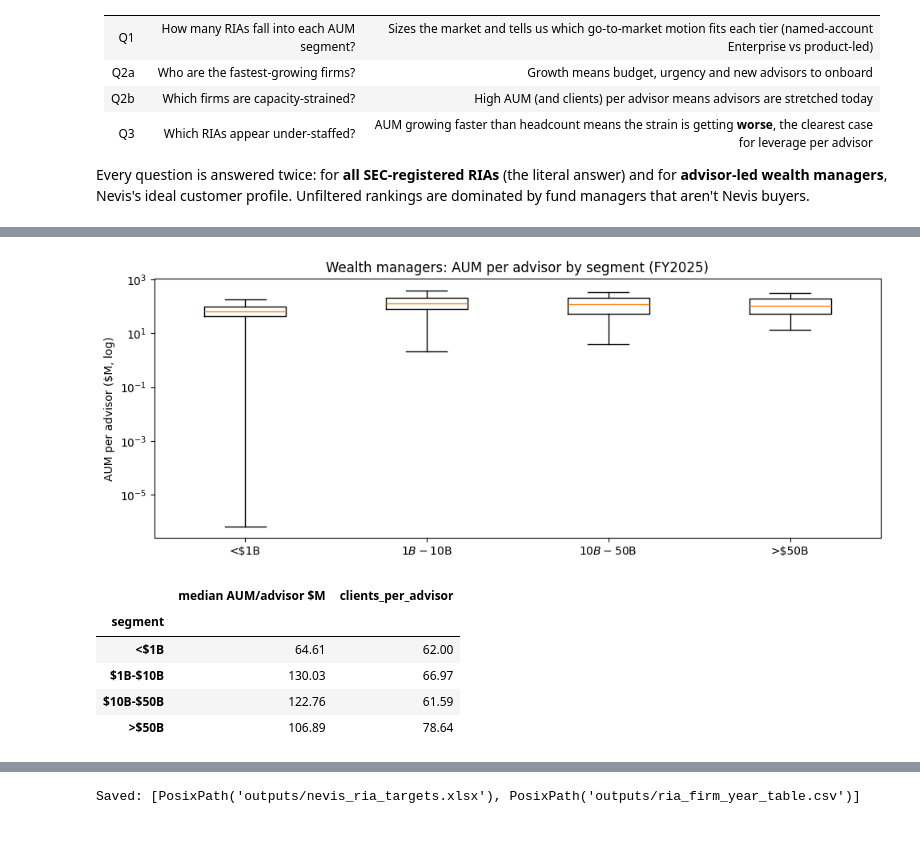
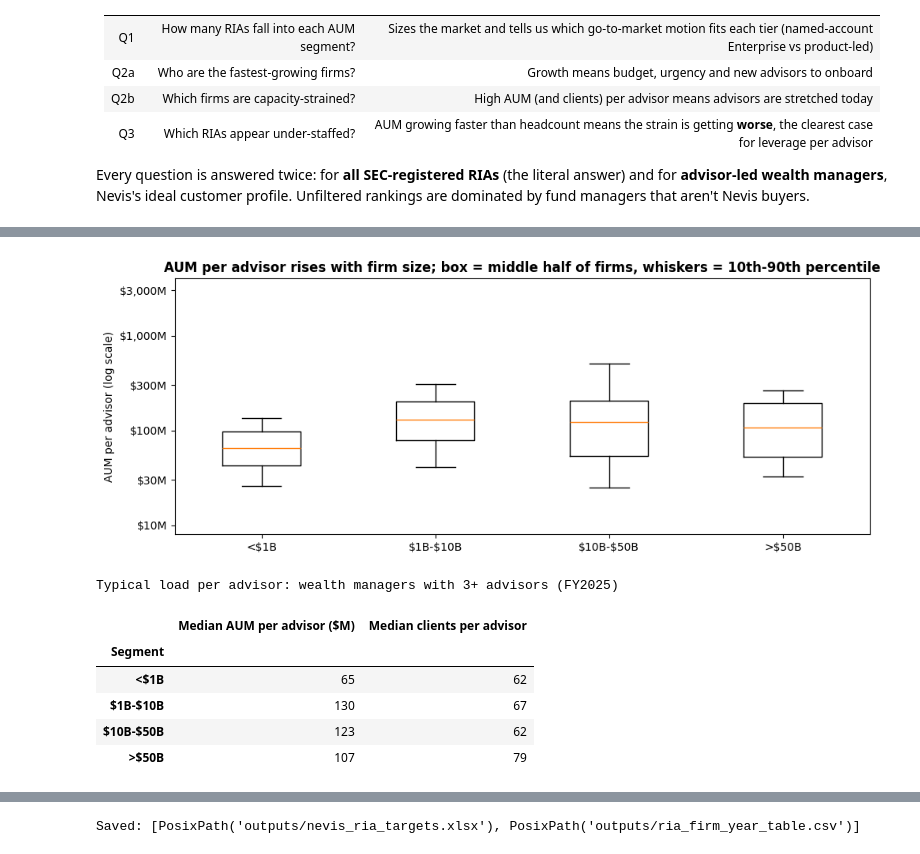
Before and after one commit to justinmcbryan/nevis-ria-analysis, a Jupyter notebook: nevis_ria_analysis.ipynb, the cells around one changed output, grey strips where cells are left out. Saved outputs shown, nothing was run; the diff lists cells and outputs as text; code cells hidden in the pictures.

```diff
--- a/nevis_ria_analysis.ipynb
+++ b/nevis_ria_analysis.ipynb
@@ -315,4 +273,5 @@ The SEC roster carries **only one** of a firm's listed web addresses (68% of fir
 # %%
+#@title Step 3: fix websites
 order = ["2026-11", "2026-09", "2025-09", "2024-09", "2023-09", "2022-09", "2021-09"]
 STOP = {"llc", "inc", "lp", "llp", "ltd", "the", "and", "group", "capital", "management", "advisors", "advisers", "advisory",
         "wealth", "financial", "partners", "investment", "investments", "asset", "services", "company", "corp", "corporation", "trust"}
@@ -348,11 +307,9 @@ web = pd.DataFrame(rows, columns=["crd", "website", "website_source", "website_c
 VERIFIED = {"119290": "www.beaconpointe.com",      # Beacon Pointe Advisors
             "Pathstone": "www.pathstone.com", "Focus Partners Wealth": "www.focuspartners.com",
             "CWM, LLC": "www.carsonwealth.com", "Osaic Wealth": "www.osaic.com", "Fisher Investments": "www.fisherinvestments.com",
-            "Cetera Investment Advisers": "www.cetera.com", "NewEdge Advisors": "www.newedgewealth.com"}
+            "Cetera Investment Advisers": "www.cetera.com", "NewEdge Advisors": "www.newedgewealth.com",
+            "105674": "www.clearstead.com"}            # Clearstead (roster shows a podcast page)
 for key, site in VERIFIED.items():
     crds = [key] if key.isdigit() else names[names.str.upper().str.startswith(key.upper())].index.tolist()
     for c in crds:
         web = pd.concat([web[web.crd != c], pd.DataFrame([[c, site, "analyst-verified (web search)", "verified"]], columns=web.columns)])
-print(web.website_confidence.value_counts(normalize=True).round(3).to_dict())
-print("Beacon Pointe raw website field by snapshot:",
-      {l: std[l].loc[std[l].crd == "119290", "website_raw"].squeeze() for l in ["2023-09", "2025-09", "2026-11"]})
@@ -942,15 +861,22 @@ Highest AUM per advisor: wealth managers (FY2025, 3+ advisors)
 # %%
+#@title
 fig, ax = plt.subplots(figsize=(10, 4))
 data = [cap[(cap.segment == s) & cap.wealth_manager].aum_per_advisor.dropna() / 1e6 for s in LABELS]
-ax.boxplot(data, labels=LABELS, showfliers=False); ax.set_yscale("log")
-ax.set_ylabel("AUM per advisor ($M, log)"); ax.set_title("Wealth managers: AUM per advisor by segment (FY2025)")
+ax.boxplot(data, labels=[l.replace("$", r"\$") for l in LABELS], showfliers=False, whis=(10, 90)); ax.set_yscale("log")
+ticks = [10, 30, 100, 300, 1000, 3000]; ax.set_ylim(8, 4000); ax.set_yticks(ticks)
+ax.set_yticklabels([f"\\${t:,}M" for t in ticks]); ax.minorticks_off()
+ax.set_ylabel("AUM per advisor (log scale)")
+ax.set_title("AUM per advisor rises with firm size; box = middle half of firms, whiskers = 10th-90th percentile", fontweight="bold")
 plt.tight_layout(); plt.show()
-cap_medians
+med = cap_medians.copy(); med.index = med.index.astype(str); med.index.name = "Segment"
+styled(med.rename(columns={"median AUM/advisor $M": "Median AUM per advisor ($M)", "clients_per_advisor": "Median clients per advisor"}),
+       "Typical load per advisor: wealth managers with 3+ advisors (FY2025)", "{:,.0f}")
 # %% [output]
-[figure, old version]
+[figure, new version]
+Typical load per advisor: wealth managers with 3+ advisors (FY2025)
-|  | median AUM/advisor $M | clients_per_advisor |
-| segment |  |  |
-| <$1B | 64.61 | 62.00 |
-| $1B-$10B | 130.03 | 66.97 |
-| $10B-$50B | 122.76 | 61.59 |
-| >$50B | 106.89 | 78.64 |
+|  | Median AUM per advisor ($M) | Median clients per advisor |
+| Segment |  |  |
+| <$1B | 65 | 62 |
+| $1B-$10B | 130 | 67 |
+| $10B-$50B | 123 | 62 |
+| >$50B | 107 | 79 |
```
Also changed, not shown: parts of 84 cells of this notebook, 4 other files.
